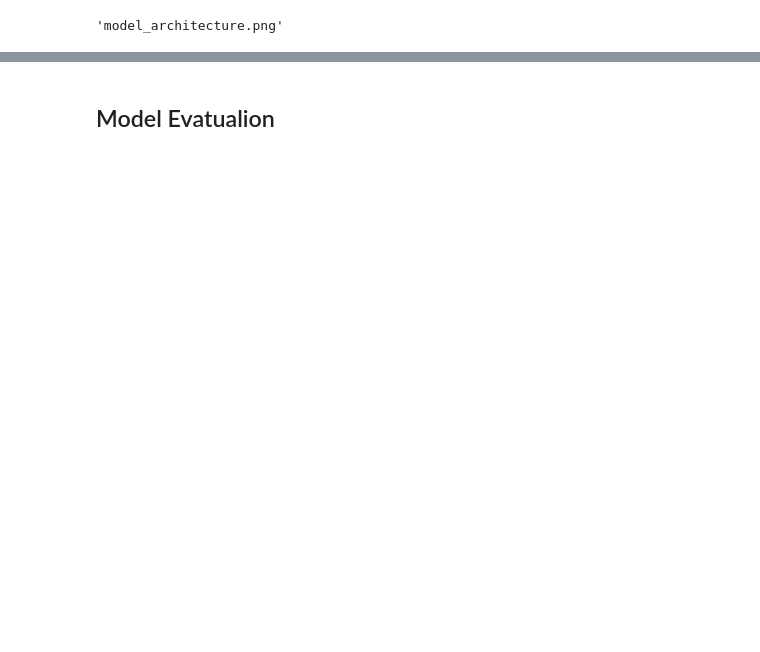
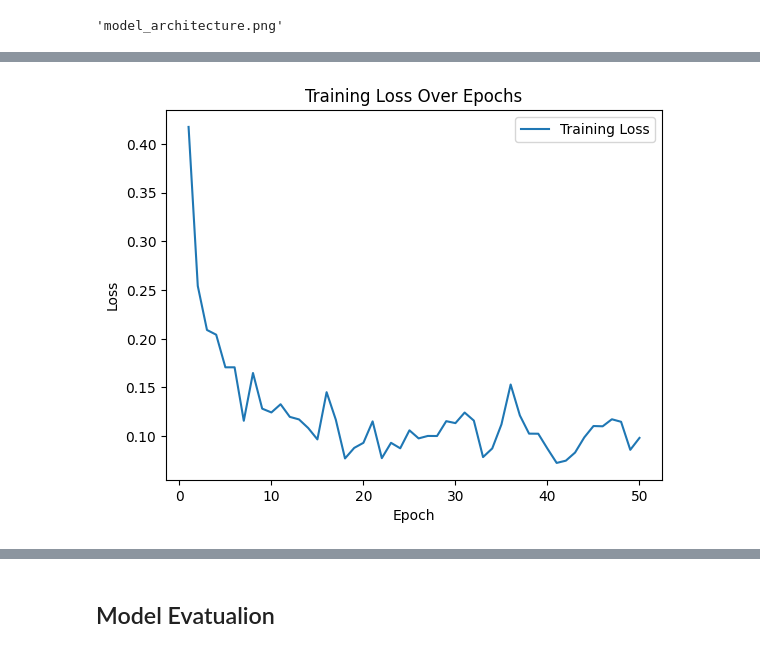
Before and after one commit to Eric-Oliveira-ds/leishticIA, a Jupyter notebook: AlexNet_classifier.ipynb, the cells around one changed output, grey strips where cells are left out. Cells and saved outputs as stored; diff of their text form; code cells hidden in the pictures; blank space fills up the shorter version.

```diff
--- a/AlexNet_classifier.ipynb
+++ b/AlexNet_classifier.ipynb
@@ -258,20 +387,28 @@ make_dot(y, params=dict(model.named_parameters())).render("model_architecture",
 # %% [output]
 'model_architecture.png'
 # %%
-# num_epochs = 10
-# for epoch in range(num_epochs):
-#     model.train()
-#     running_loss = 0.0
-#     for inputs, labels in train_loader:
-#         inputs, labels = inputs.to(device), labels.to(device)
+num_epochs = 50
+train_losses = []
 
-#         optimizer.zero_grad()
-#         outputs = model(inputs)
-#         loss = criterion(outputs, labels)
-#         loss.backward()
-#         optimizer.step()
+for epoch in range(num_epochs):
+    model.train()
+    running_loss = 0.0
+    for inputs, labels in train_loader:
+        inputs, labels = inputs.to(device), labels.to(device)
+        optimizer.zero_grad()
+        outputs = model(inputs)
+        loss = criterion(outputs, labels)
+        loss.backward()
+        optimizer.step()
+        running_loss += loss.item()
+    epoch_loss = running_loss / len(train_loader)
+    train_losses.append(epoch_loss)
+    print(f'Epoch [{epoch+1}/{num_epochs}], Loss: {epoch_loss:.4f}')
 
-#         running_loss += loss.item()
-
-#     print(f'Epoch [{epoch+1}/{num_epochs}], Loss: {running_loss/len(train_loader):.4f}')
+plt.plot(range(1, num_epochs + 1), train_losses, label='Training Loss')
+plt.xlabel('Epoch')
+plt.ylabel('Loss')
+plt.title('Training Loss Over Epochs')
+plt.legend()
+plt.show()
 # %% [output]
@@ -287,0 +432 @@ Epoch [10/10], Loss: 0.2189
+[figure, added]
```
Also changed, not shown: parts of 23 cells of this notebook.
